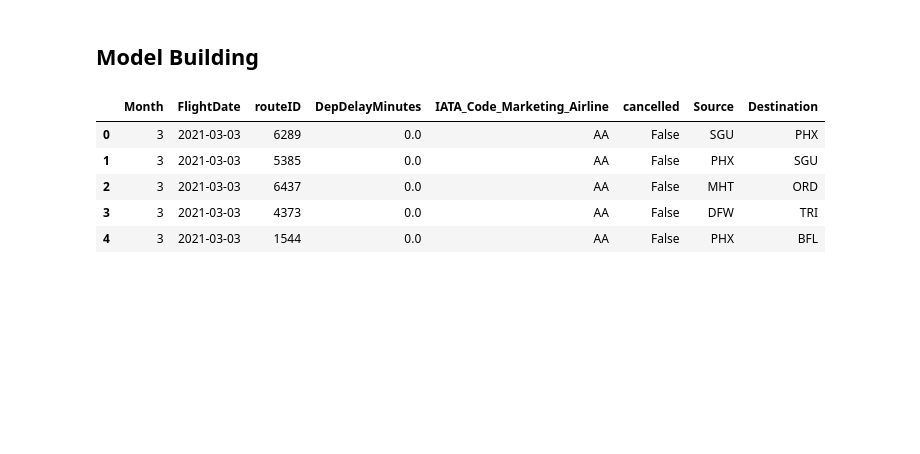
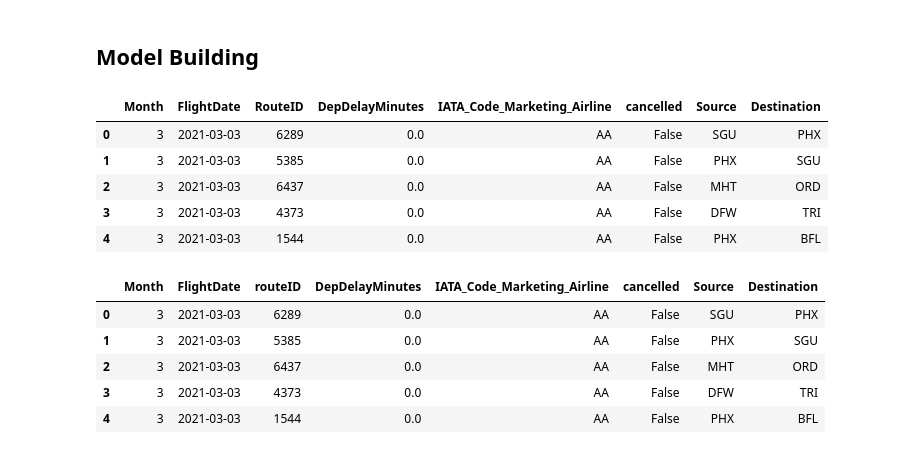
Before and after one commit to billodalroy/flight-delay-prediction, a Jupyter notebook: analysis_main.ipynb, the cells around one changed output. Drawn from its saved outputs; the diff is of its cells as text; code cells hidden in the pictures; blank space fills up the shorter version.

```diff
--- a/analysis_main.ipynb
+++ b/analysis_main.ipynb
@@ -1190,5 +1223,14 @@ conn_main = create_connection("main.db")
 # %%
 data_df_model = pd.read_sql_query(sql_stmt_model_data,conn_main)
+# %%
+data_df_model.head()
+# %% [output]
+|  | Month | FlightDate | RouteID | DepDelayMinutes | IATA_Code_Marketing_Airline | cancelled | Source | Destination |
+| 0 | 3 | 2021-03-03 | 6289 | 0.0 | AA | False | SGU | PHX |
+| 1 | 3 | 2021-03-03 | 5385 | 0.0 | AA | False | PHX | SGU |
+| 2 | 3 | 2021-03-03 | 6437 | 0.0 | AA | False | MHT | ORD |
+| 3 | 3 | 2021-03-03 | 4373 | 0.0 | AA | False | DFW | TRI |
+| 4 | 3 | 2021-03-03 | 1544 | 0.0 | AA | False | PHX | BFL |
 # %%
 data_df_model.head()
 # %% [output]
```
Also changed, not shown: parts of 12 cells of this notebook, 4 other files.
